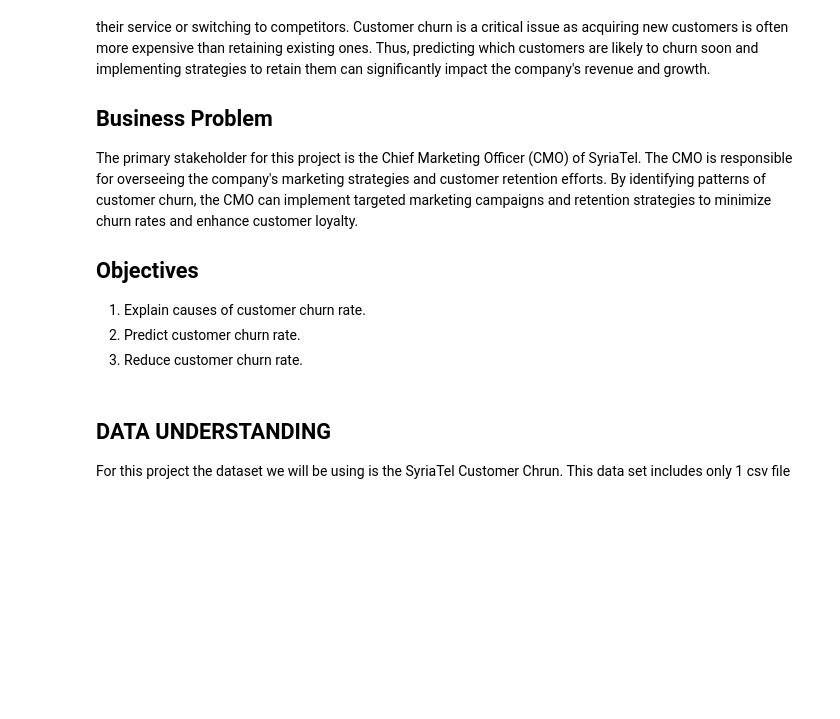
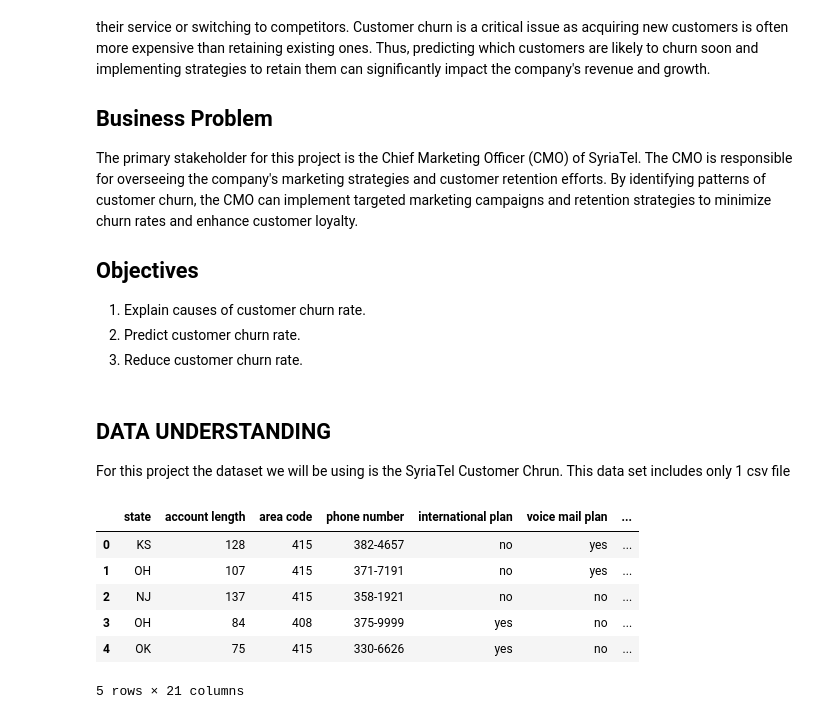
Before and after one commit to William-Itotia/Phase-3-DSC-SYR, a Jupyter notebook: ProjectSyr.ipynb, the cells around one changed output. Saved outputs shown, nothing was run; the diff lists cells and outputs as text; code cells hidden in the pictures; blank space fills up the shorter version.

```diff
--- a/ProjectSyr.ipynb
+++ b/ProjectSyr.ipynb
@@ -46,0 +50,10 @@ from datetime import datetime
+# %%
+df.head()
+# %% [output]
+|  | state | account length | area code | phone number | international plan | voice mail plan | ... |
+| 0 | KS | 128 | 415 | 382-4657 | no | yes | ... |
+| 1 | OH | 107 | 415 | 371-7191 | no | yes | ... |
+| 2 | NJ | 137 | 415 | 358-1921 | no | no | ... |
+| 3 | OH | 84 | 408 | 375-9999 | yes | no | ... |
+| 4 | OK | 75 | 415 | 330-6626 | yes | no | ... |
+5 rows × 21 columns
```
Also changed, not shown: parts of 12 cells of this notebook.
